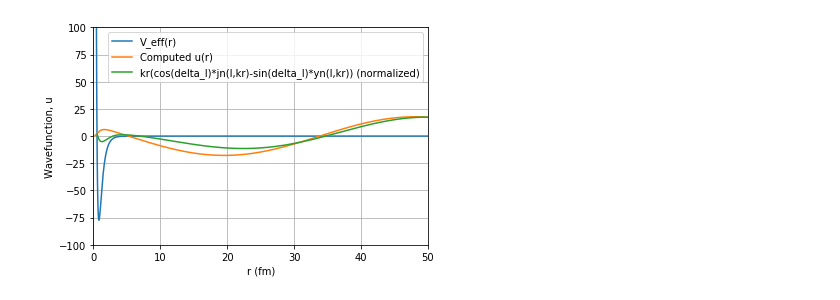
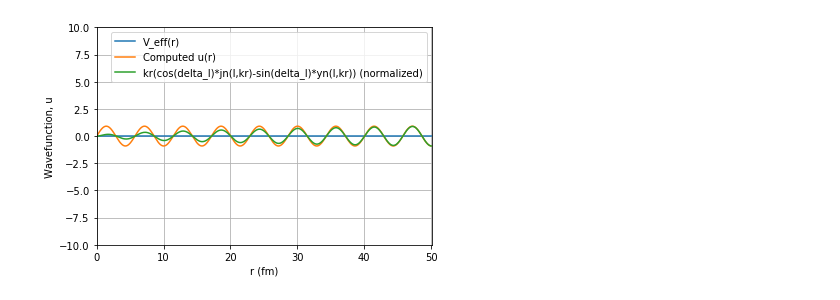
Before and after one commit to ChadUmmel/TALENT, a Jupyter notebook: HW1.ipynb, the cells around one changed output. Saved outputs shown, nothing was run; the diff lists cells and outputs as text; code cells hidden in the pictures.

```diff
--- a/HW1.ipynb
+++ b/HW1.ipynb
@@ -7,10 +7,6 @@ import math
 import matplotlib.pyplot as plt
 import numpy as np
 from scipy import special as sp
-# %%
-#Eventual inputs that we will pre-define for now
-E = 1 #Lab energy
-l = 0
 # %%
 #Physical constants
 hbar = 197.3286 #(hbar*c in MeV fm)
@@ -41,0 +39,32 @@ u = [0]*nmax
+# %%
+#Numerov method subroutine to compute the wavefunction
+def numerov(E,l):
+
+    #Numerical Integration parameters
+    r0 = 1e-5 #Starting point for r (in fm).  Let's start at r=0
+    h = 0.05 #Step size in fm
+    nmax = 1000 #Terminate the integration after 1000 steps
+
+    (ECM,r,V,Veff,k,ksq) = potential(E,l,r0,h,nmax)
+
+    #Define u and set Boundary conditions
+    u = [0]*nmax
+    u[0] = 0 #u(r=0) = 0
+    u[1] = h**(l+1) #What is a good choice for this?
+
+    #Compute the wavefunction using the Numerov method
+    for i in range(1,nmax-1,1):
+        u[i+1] = (2*(1-5/12*(h**2)*ksq[i])*u[i]-(1+1/12*(h**2)*ksq[i-1])*u[i-1])/(1+1/12*(h**2)*ksq[i+1])
+
+    return(r0,h,nmax,r,Veff,k,u)
+# %%
+#Compute the phase shift using Carl's pseudo-Wronskian method
+E=100
+l=0
+
+def phaseshift(E,l):
+    (r0,h,nmax,r,Veff,k,u)=numerov(E,l)
+    n2 = np.linspace(0,nmax-1,nmax)
+    r2 = r0+n2*h
+    deltal = np.arctan((u[-2]*sp.jn(l,k[-3]*r2[-1])-u[-1]*sp.jn(l,k[-4]*r2[-2]))/(u[-2]*sp.yn(l,k[-3]*r2[-1])-u[-1]*sp.yn(l,k[-4]*r2[-2])))
+    return(r,r2,Veff,k,u,deltal)
@@ -66,14 +101,18 @@ deltal = np.arctan((u[-2]*sp.jn(l,k[-3]*r2[-1])-u[-1]*sp.jn(l,k[-4]*r2[-2]))/(u[
 # %%
+#Debugging cell to check plot of wavefunction against asymptotic behavior
+E=100
+l=0
+(r,r2,Veff,k,u,deltal) = phaseshift(E,l)
 asymptotic=k*r*(math.cos(deltal)*sp.jn(l,k*r)-math.sin(deltal)*sp.yn(l,k*r))
 ANC = u[-1]/asymptotic[-3]
 plt.plot(r,Veff,label="V_eff(r)")
 plt.plot(r2,u,label="Computed u(r)")
 plt.plot(r,ANC*asymptotic,label="kr(cos(delta_l)*jn(l,kr)-sin(delta_l)*yn(l,kr)) (normalized)")
 plt.xlim(0,r[-1])
-plt.ylim(-100,100)
+plt.ylim(-10,10)
 plt.grid(1)
 plt.xlabel('r (fm)')
 plt.ylabel('Wavefunction, u');
 plt.legend();
 # %% [output]
-[figure, old version]
+[figure, new version]
```
Also changed, not shown: parts of 9 cells of this notebook.
